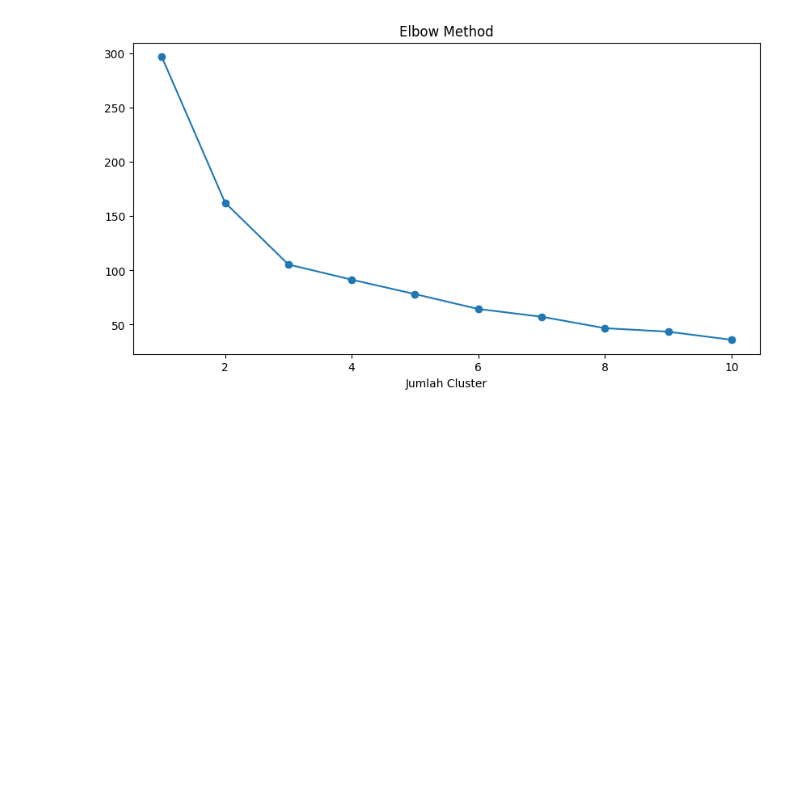
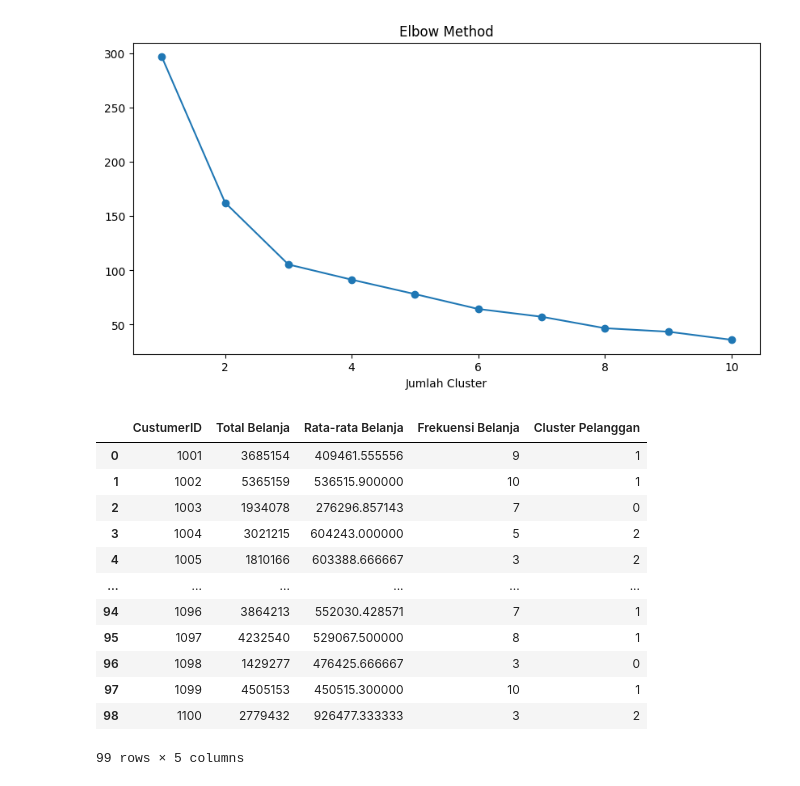
Before and after one commit to rezzz59/STUPEN, a Jupyter notebook: KELAS/studi_kasus/mall_custumer_segmentaion.ipynb, the cells around one changed output. Saved outputs shown, nothing was run; the diff lists cells and outputs as text; code cells hidden in the pictures; blank space fills up the shorter version.

```diff
--- a/KELAS/studi_kasus/mall_custumer_segmentaion.ipynb
+++ b/KELAS/studi_kasus/mall_custumer_segmentaion.ipynb
@@ -293,0 +352,16 @@ Text(0.5, 0, 'Jumlah Cluster')
+# %%
+df_custumer
+# %% [output]
+|  | CustumerID | Total Belanja | Rata-rata Belanja | Frekuensi Belanja | Cluster Pelanggan |
+| 0 | 1001 | 3685154 | 409461.555556 | 9 | 1 |
+| 1 | 1002 | 5365159 | 536515.900000 | 10 | 1 |
+| 2 | 1003 | 1934078 | 276296.857143 | 7 | 0 |
+| 3 | 1004 | 3021215 | 604243.000000 | 5 | 2 |
+| 4 | 1005 | 1810166 | 603388.666667 | 3 | 2 |
+| ... | ... | ... | ... | ... | ... |
+| 94 | 1096 | 3864213 | 552030.428571 | 7 | 1 |
+| 95 | 1097 | 4232540 | 529067.500000 | 8 | 1 |
+| 96 | 1098 | 1429277 | 476425.666667 | 3 | 0 |
+| 97 | 1099 | 4505153 | 450515.300000 | 10 | 1 |
+| 98 | 1100 | 2779432 | 926477.333333 | 3 | 2 |
+99 rows × 5 columns
```
Also changed, not shown: parts of 6 cells of this notebook.
